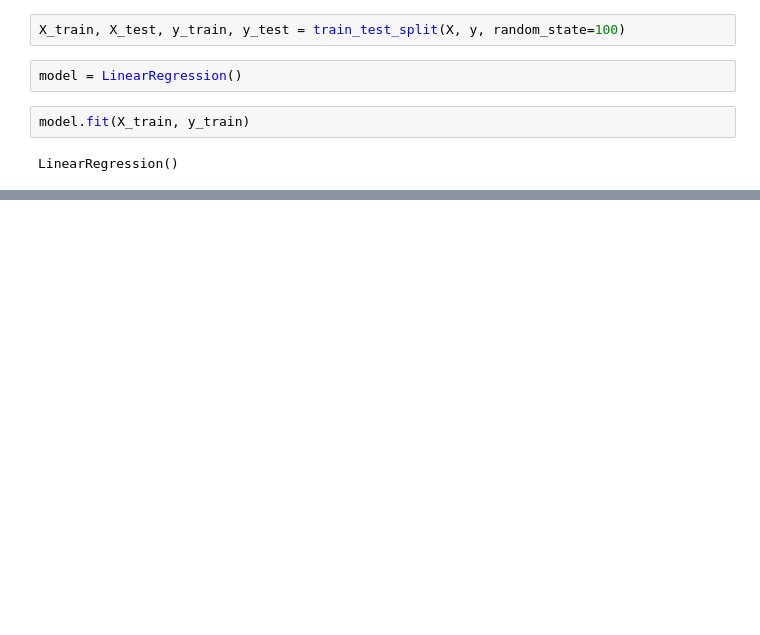
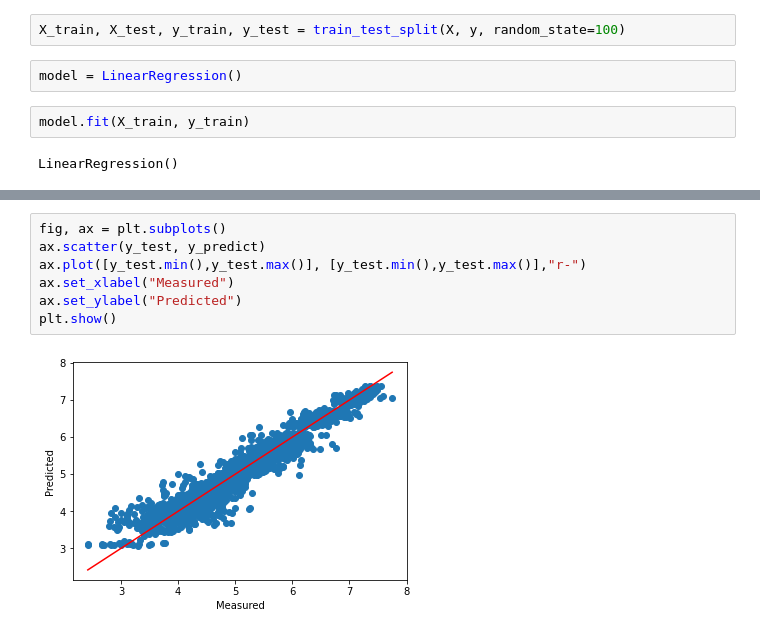
Before and after one commit to seuss1337/blended_project_1, a Jupyter notebook: source/python/Updated ML.ipynb, the cells around one changed output, grey strips where cells are left out. Cells and saved outputs as stored; diff of their text form; blank space fills up the shorter version.

```diff
--- a/source/python/Updated ML.ipynb
+++ b/source/python/Updated ML.ipynb
@@ -285,0 +337,9 @@ Feature: 28, Score: 0.05291
+# %%
+fig, ax = plt.subplots()
+ax.scatter(y_test, y_predict)
+ax.plot([y_test.min(),y_test.max()], [y_test.min(),y_test.max()],"r-")
+ax.set_xlabel("Measured")
+ax.set_ylabel("Predicted")
+plt.show()
+# %% [output]
+[figure, added]
```
Also changed, not shown: parts of 13 cells of this notebook, 6 other files.
